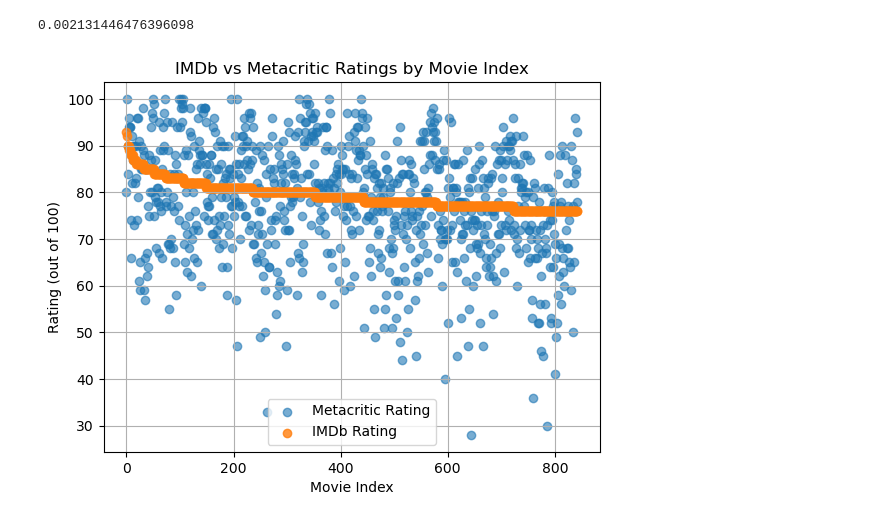
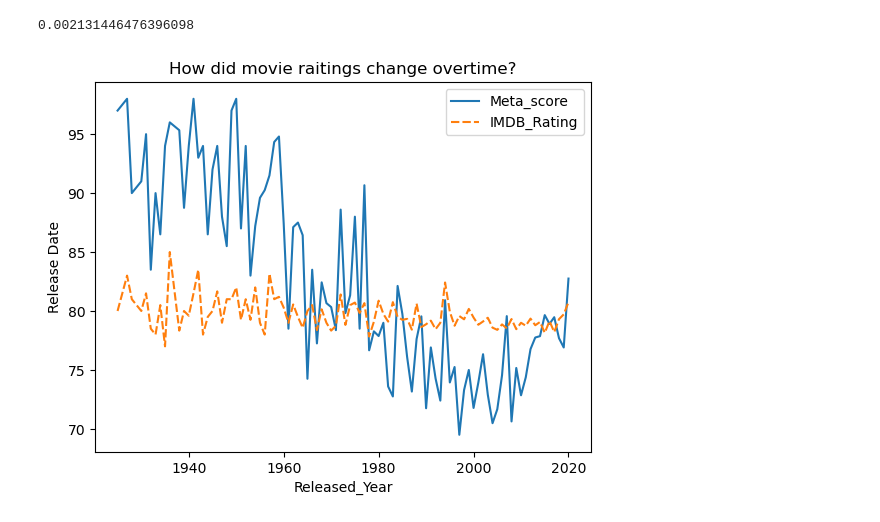
Before and after one commit to Doctor2007/movie_analysis, a Jupyter notebook: main.ipynb, the cells around one changed output. Saved outputs shown, nothing was run; the diff lists cells and outputs as text; code cells hidden in the pictures.

Commit message:
Added a graph for Q2 + initial mult. reg. model

```diff
--- a/main.ipynb
+++ b/main.ipynb
@@ -123,16 +124,19 @@ t_test = sp.ttest_ind(critics_score["IMDB_Rating"], critics_score["Meta_score"],
 t_test.pvalue
 # %% [output]
 0.002131446476396098
-# %%
-X = np.arange(0, len(critics_score))
-plt.scatter(X, critics_score['Meta_score'], label='Metacritic Rating', alpha=0.6)
-plt.scatter(X, critics_score['IMDB_Rating'], label='IMDb Rating', alpha=0.8)
-
-plt.xlabel('Movie Index')
-plt.ylabel('Rating (out of 100)')
-plt.title('IMDb vs Metacritic Ratings by Movie Index')
-plt.legend()
-plt.grid(True)
-plt.show()
-# %% [output]
-[figure, removed]
+# %%
+movies_time = pd.concat([meta_score, imdb_score, movies['Released_Year']], axis=1).dropna()
+
+movies_by_year = movies_time.groupby('Released_Year').agg({
+	'Meta_score': 'mean',
+	'IMDB_Rating': 'mean'
+}).reset_index()
+
+movies_by_year = movies_by_year.set_index('Released_Year')
+sns.lineplot(data=movies_by_year)
+plt.title('How did movie raitings change overtime?')
+plt.ylabel('Movie raiting')
+plt.ylabel('Release Date')
+plt.show()
+# %% [output]
+[figure, added]
```
Also changed, not shown: parts of 7 cells of this notebook, 1 other file.
